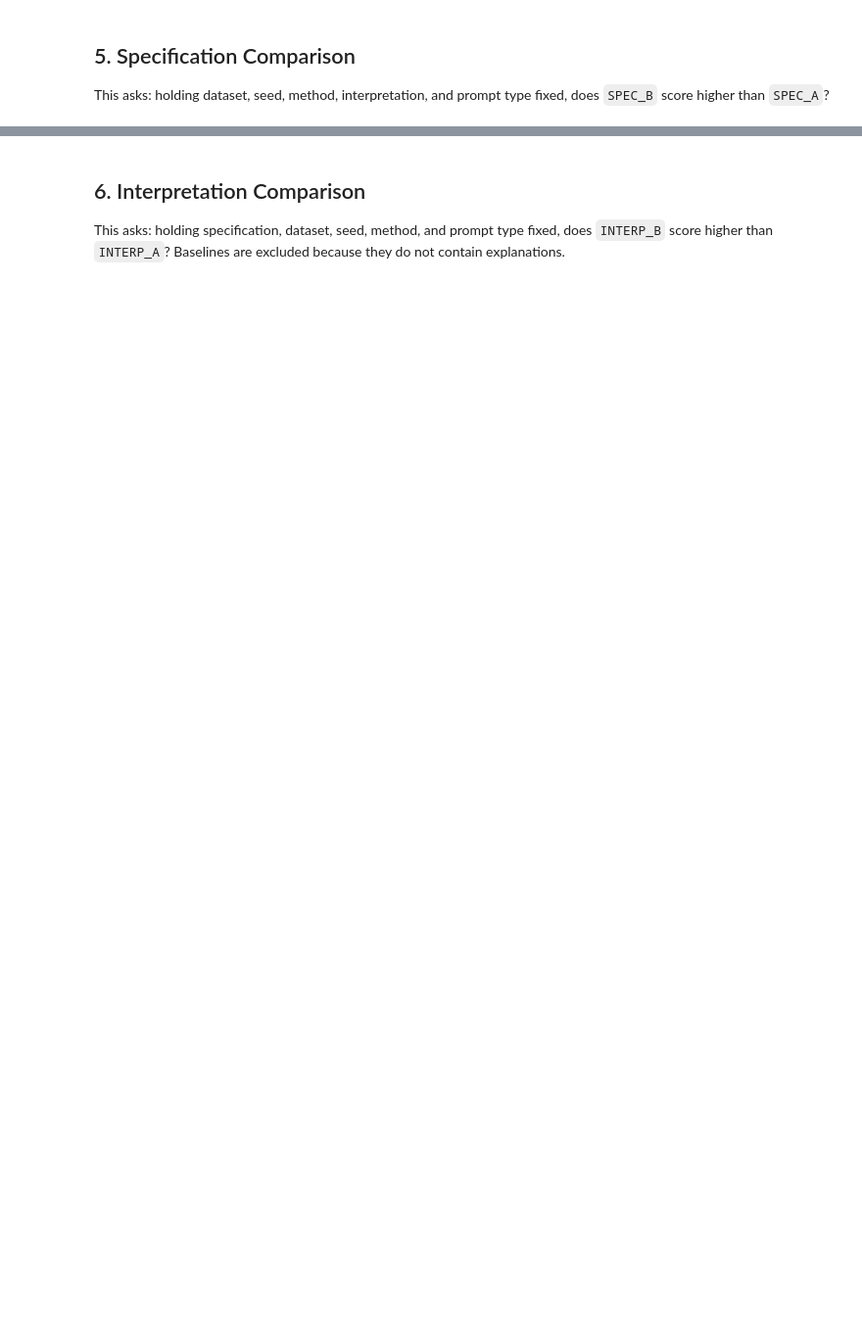
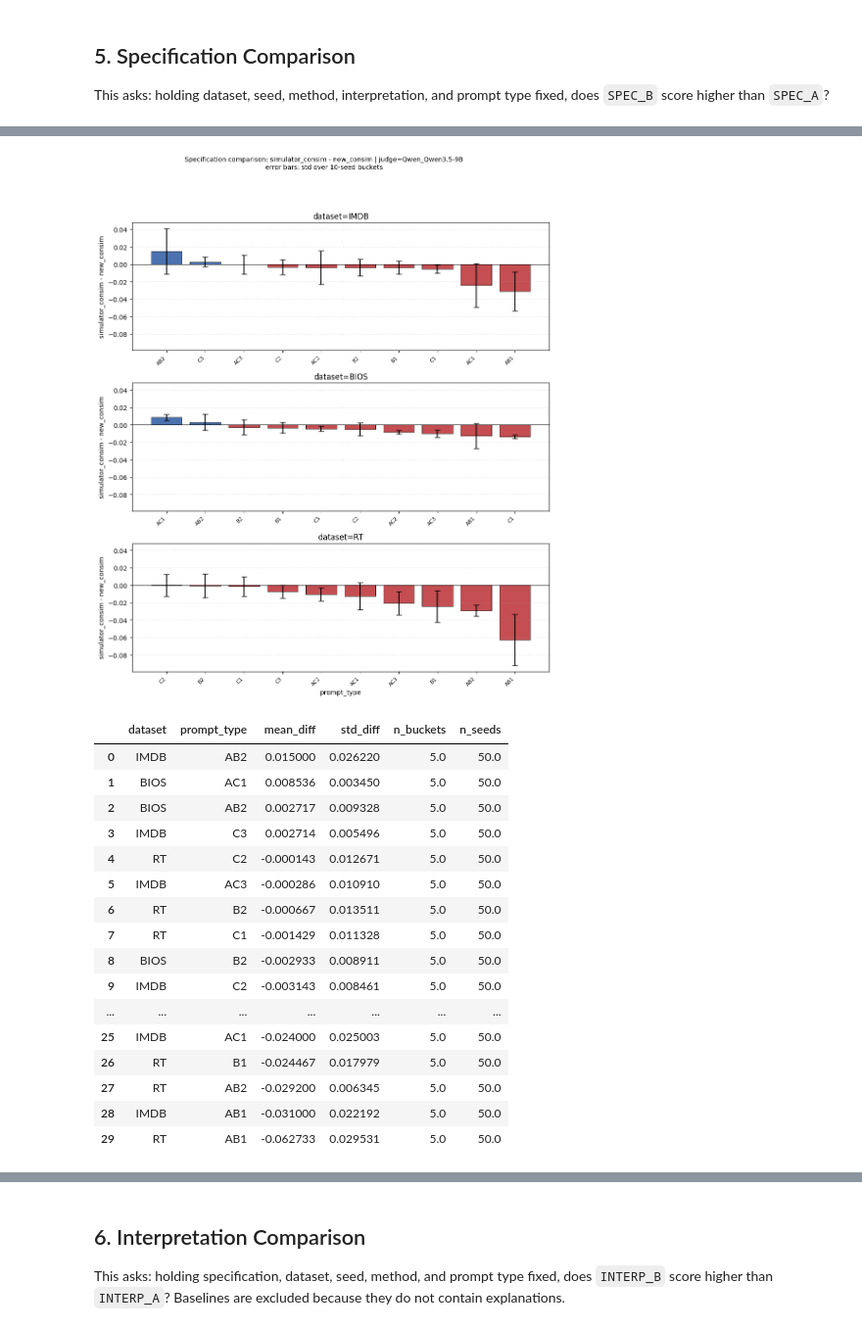
Before and after one commit to AntoninPoche/simulatability_shortcut, a Jupyter notebook: notebooks/4_compare_consim.ipynb, the cells around one changed output, grey strips where cells are left out. Shown at 98% size. Saved outputs shown, nothing was run; the diff lists cells and outputs as text; code cells hidden in the pictures; blank space fills up the shorter version.

```diff
--- a/notebooks/4_compare_consim.ipynb
+++ b/notebooks/4_compare_consim.ipynb
@@ -30,7 +30,7 @@ INTERP_A = "topk"
 INTERP_B = "llm"
 
 # Optional filters. Use None to keep all values present in the score file.
-DATASETS = ["IMDB", "RT", "BIOS", "E"]             # e.g. ["RT", "BIOS"]
+DATASETS = None             # e.g. ["RT", "BIOS"]
 PROMPT_TYPES = None         # e.g. ["C1", "C2", "B1", "B2"]
 CLASSES_SUBSETS = None      # e.g. ["[0, 1]"]
 METHODS = None              # e.g. ["SemiNMF", "ICA"]
@@ -227,0 +111,33 @@ print(f"Rows after base filters: {len(df_f):,}")
+# %%
+KEY_COLS = [
+    "dataset",
+    "model",
+    "classes_subset",
+    "seed",
+    "method",
+    "nb_concepts",
+    "interpretation",
+    "prompt_type",
+]
+
+EXPLANATION_PROMPT_TYPES = set(DEFAULT_BASELINE_FOR)
+ROW_KEY_COLS = KEY_COLS + ["specification"]
+BASELINE_KEY_COLS = ["dataset", "model", "classes_subset", "seed", "prompt_type", "specification"]
+
+df_base = filter_keep(
+    df,
+    keep={
+        "dataset": DATASETS,
+        "prompt_type": PROMPT_TYPES,
+        "classes_subset": CLASSES_SUBSETS,
+        "method": METHODS,
+    },
+)
+df_base = keep_ge_class_subset_len(df_base, 3)
+df_f = canonicalize_baselines(
+    df_base,
+    row_key_cols=ROW_KEY_COLS,
+    baseline_key_cols=BASELINE_KEY_COLS,
+    baseline_prompt_types=BASELINE_PROMPT_TYPES,
+)
+print(f"Rows after base filters: {len(df_f):,}")
@@ -242,25 +169,40 @@ spec_wide.head()
 # %%
 spec_stats = bucket_difference_stats(
     spec_wide,
     value_a=SPEC_A,
     value_b=SPEC_B,
-    group_cols=["dataset", "classes_subset", "prompt_type"],
+    group_cols=["dataset", "prompt_type"],
 )
-# Bar panels must keep dataset and classes_subset together. Otherwise,
-# binary datasets such as IMDB and RT get mixed because they share the same
-# classes_subset string.
-spec_stats["dataset_classes_subset"] = spec_stats["dataset"] + " | " + spec_stats["classes_subset"].astype(str)
 
 fig, axes = plot_difference_bars(
     spec_stats,
-    panel_col="dataset_classes_subset",
+    panel_col="dataset",
     ylabel=f"{SPEC_B} - {SPEC_A}",
     title=(
         f"Specification comparison: {SPEC_B} - {SPEC_A} | judge={MODEL_FILE}\n"
         f"error bars: std over {SEEDS_PER_BUCKET}-seed buckets"
     ),
     save_dir=EXPORT_DIR if EXPORT_FIGURES else None,
     file_name=f"conSim_spec_{SPEC_B}_minus_{SPEC_A}.pdf" if EXPORT_FIGURES else None,
 )
 plt.show()
 spec_stats
+# %% [output]
+[figure, added]
+|  | dataset | prompt_type | mean_diff | std_diff | n_buckets | n_seeds |
+| 0 | IMDB | AB2 | 0.015000 | 0.026220 | 5.0 | 50.0 |
+| 1 | BIOS | AC1 | 0.008536 | 0.003450 | 5.0 | 50.0 |
+| 2 | BIOS | AB2 | 0.002717 | 0.009328 | 5.0 | 50.0 |
+| 3 | IMDB | C3 | 0.002714 | 0.005496 | 5.0 | 50.0 |
+| 4 | RT | C2 | -0.000143 | 0.012671 | 5.0 | 50.0 |
+| 5 | IMDB | AC3 | -0.000286 | 0.010910 | 5.0 | 50.0 |
+| 6 | RT | B2 | -0.000667 | 0.013511 | 5.0 | 50.0 |
+| 7 | RT | C1 | -0.001429 | 0.011328 | 5.0 | 50.0 |
+| 8 | BIOS | B2 | -0.002933 | 0.008911 | 5.0 | 50.0 |
+| 9 | IMDB | C2 | -0.003143 | 0.008461 | 5.0 | 50.0 |
+| ... | ... | ... | ... | ... | ... | ... |
+| 25 | IMDB | AC1 | -0.024000 | 0.025003 | 5.0 | 50.0 |
+| 26 | RT | B1 | -0.024467 | 0.017979 | 5.0 | 50.0 |
+| 27 | RT | AB2 | -0.029200 | 0.006345 | 5.0 | 50.0 |
+| 28 | IMDB | AB1 | -0.031000 | 0.022192 | 5.0 | 50.0 |
+| 29 | RT | AB1 | -0.062733 | 0.029531 | 5.0 | 50.0 |
```
Also changed, not shown: parts of 15 cells of this notebook, 6 other files.
